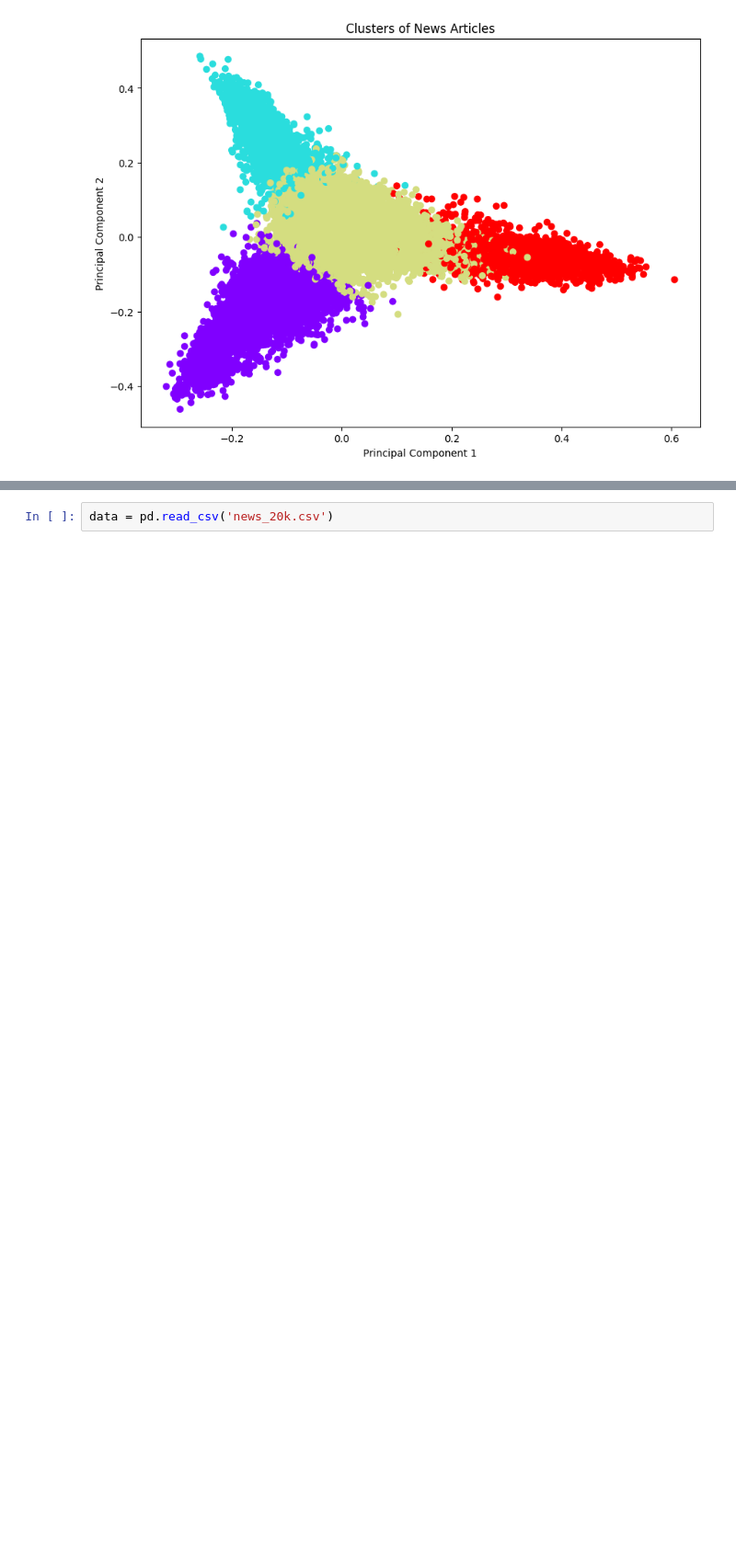
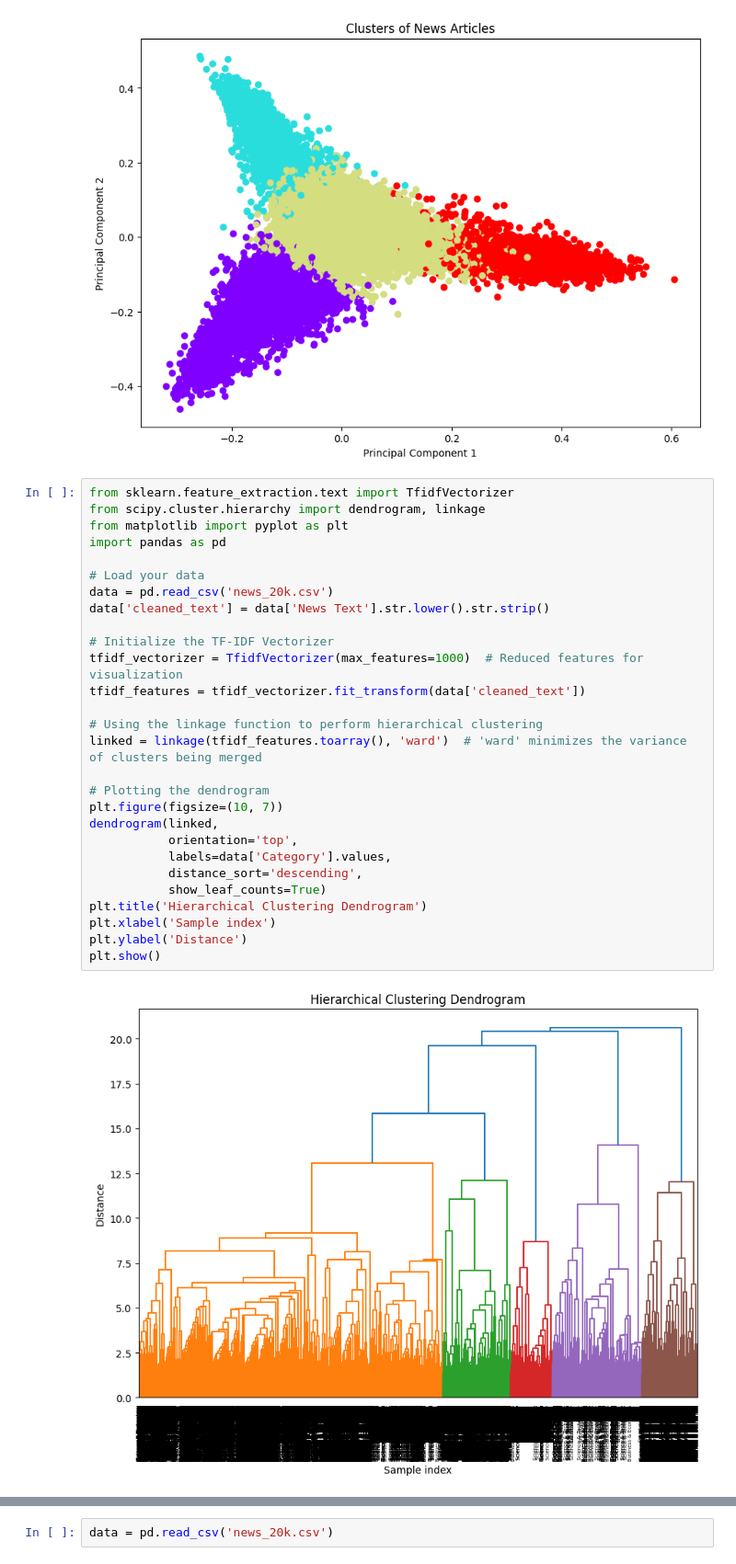
Before and after one commit to huzaifa003/NewsMachineLearning, a Jupyter notebook: NewsClusters.ipynb, the cells around one changed output, grey strips where cells are left out. Shown at 92% size. Drawn from its saved outputs; the diff is of its cells as text; blank space fills up the shorter version.

```diff
--- a/NewsClusters.ipynb
+++ b/NewsClusters.ipynb
@@ -117,3 +117,33 @@ plt.ylabel('Principal Component 2')
 plt.show()
 # %% [output]
 [figure]
+# %%
+from sklearn.feature_extraction.text import TfidfVectorizer
+from scipy.cluster.hierarchy import dendrogram, linkage
+from matplotlib import pyplot as plt
+import pandas as pd
+
+# Load your data
+data = pd.read_csv('news_20k.csv')
+data['cleaned_text'] = data['News Text'].str.lower().str.strip()
+
+# Initialize the TF-IDF Vectorizer
+tfidf_vectorizer = TfidfVectorizer(max_features=1000)  # Reduced features for visualization
+tfidf_features = tfidf_vectorizer.fit_transform(data['cleaned_text'])
+
+# Using the linkage function to perform hierarchical clustering
+linked = linkage(tfidf_features.toarray(), 'ward')  # 'ward' minimizes the variance of clusters being merged
+
+# Plotting the dendrogram
+plt.figure(figsize=(10, 7))
+dendrogram(linked,
+           orientation='top',
+           labels=data['Category'].values,
+           distance_sort='descending',
+           show_leaf_counts=True)
+plt.title('Hierarchical Clustering Dendrogram')
+plt.xlabel('Sample index')
+plt.ylabel('Distance')
+plt.show()
+# %% [output]
+[figure, added]
```
Also changed, not shown: parts of 4 cells of this notebook.
